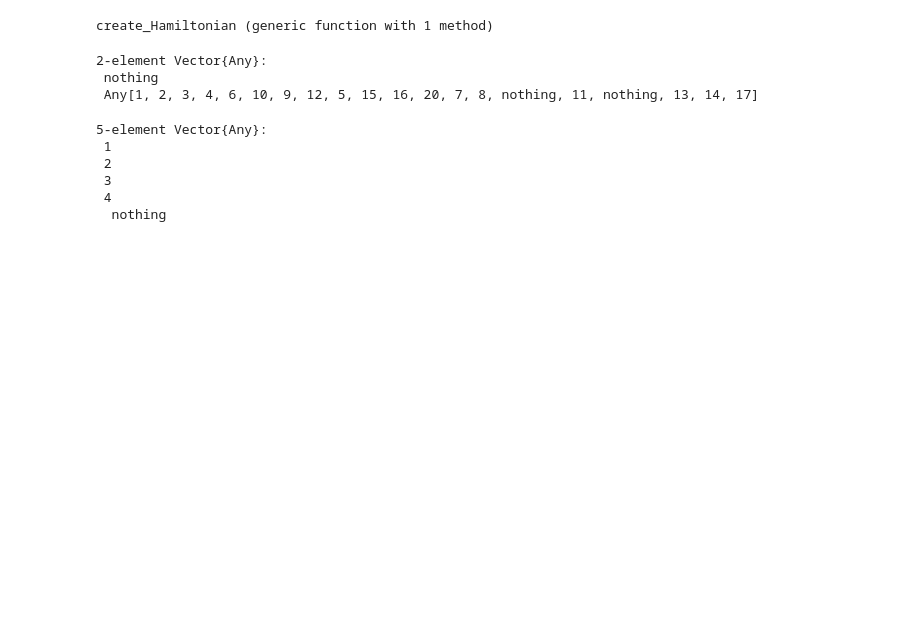
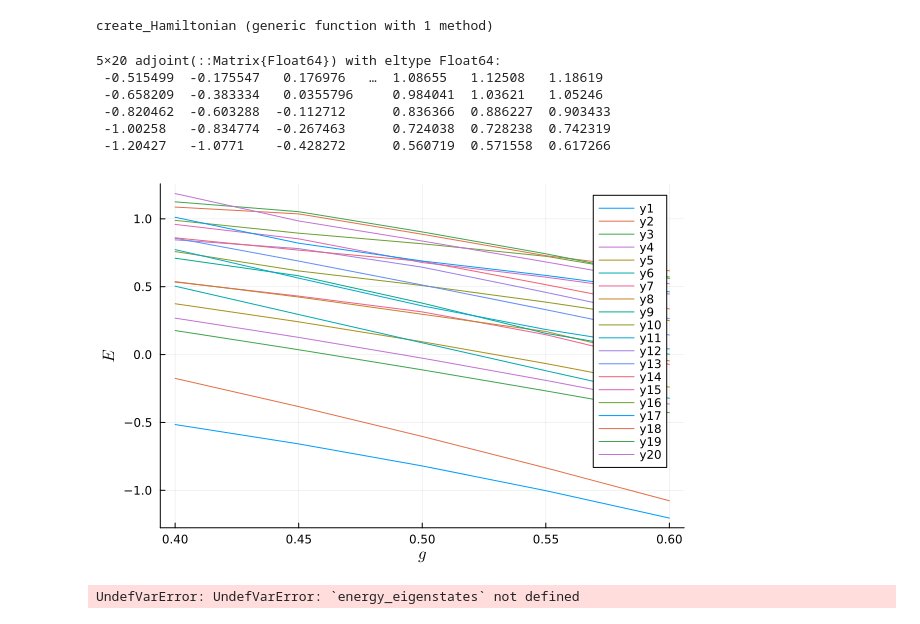
Before and after one commit to GoodStuff11/dmrg, a Jupyter notebook: dmrg/dmrg_testing.ipynb, the cells around one changed output. Cells and saved outputs as stored; diff of their text form; code cells hidden in the pictures; blank space fills up the shorter version.

```diff
--- a/dmrg/dmrg_testing.ipynb
+++ b/dmrg/dmrg_testing.ipynb
@@ -104,7 +146,7 @@ function find_mapping(mat)
     mapping = []
     rows = size(mat)[2]
     for i=1:rows
-        index = argmax(abs.(mat[i:end,i]))
+        index = argmax(abs.(mat[:,i]))
         if abs(mat[index, i]) < 0.3
             push!(mapping, nothing)
         else
@@ -131,10 +173,10 @@ connection = []
 Hij = zeros(excitation_number, excitation_number)
 Sij = zeros(excitation_number, excitation_number) # we want H x = lambda S x
 tmp = zeros(excitation_number, excitation_number)
+energy_eigenstates = MPS[]
+for g=0.4:0.05:0.6
+    H = create_Hamiltonian(g, sites, Nsecond)
 
-for g=0.1:0.05:1.6
-    H = create_Hamiltonian(g, sites, Nsecond)
-    energy_eigenstates = MPS[]
 
     push!(g_values, g)
     # finding excited state with DMRG
@@ -171,6 +213,35 @@ for g=0.1:0.05:1.6
 end
 connection = connection[2:end]
 data = hcat(energies...)'
+# %% [output]
+5×20 adjoint(::Matrix{Float64}) with eltype Float64:
+ -0.515499  -0.175547   0.176976   …  1.08655   1.12508   1.18619
+ -0.658209  -0.383334   0.0355796     0.984041  1.03621   1.05246
+ -0.820462  -0.603288  -0.112712      0.836366  0.886227  0.903433
+ -1.00258   -0.834774  -0.267463      0.724038  0.728238  0.742319
+ -1.20427   -1.0771    -0.428272      0.560719  0.571558  0.617266
+# %%
+using Plots
+using LaTeXStrings
+
+p = plot(xlabel=L"g", ylabel=L"E")
+data = hcat(energies...)'
+for i = 1:size(data)[2]
+    y = [data[1,i]]
+    index = i
+    for j in 1:length(connection)
+        index = findfirst(==(index), connection[j])
+        if isnothing(index)
+            break
+        end
+        push!(y, data[1+j, index])
+    end
+    plot!(p, g_values[1:length(y)], y)
+    println()
+end
+display(p)
+# %% [output]
+[figure, added]
 # %%
 using JLD
 save("../output_data/DMRG_data.jld", "energies", data, "connections",
@@ -197,15 +249,6 @@ display(p)
-# %%
-connection
-# %% [output]
-2-element Vector{Any}:
- nothing
- Any[1, 2, 3, 4, 6, 10, 9, 12, 5, 15, 16, 20, 7, 8, nothing, 11, nothing, 13, 14, 17]
-# %%
-find_mapping(tmp' * Tij *prev_x)
-# %% [output]
-5-element Vector{Any}:
- 1
- 2
- 3
- 4
-  nothing
+# %%
+using Printf
+save(@sprintf("../output_data/DMRG_runs/DMRG_g=%s.jld", "TEST"),"energy_eigenstates", energy_eigenstates,
+    "N", Nsites,"mmax", mmax, "bond_dim", get_maxdims(sweeps))
+# %% [output]
+UndefVarError: UndefVarError: `energy_eigenstates` not defined
```
Also changed, not shown: parts of 3 cells of this notebook, 6 other files.
